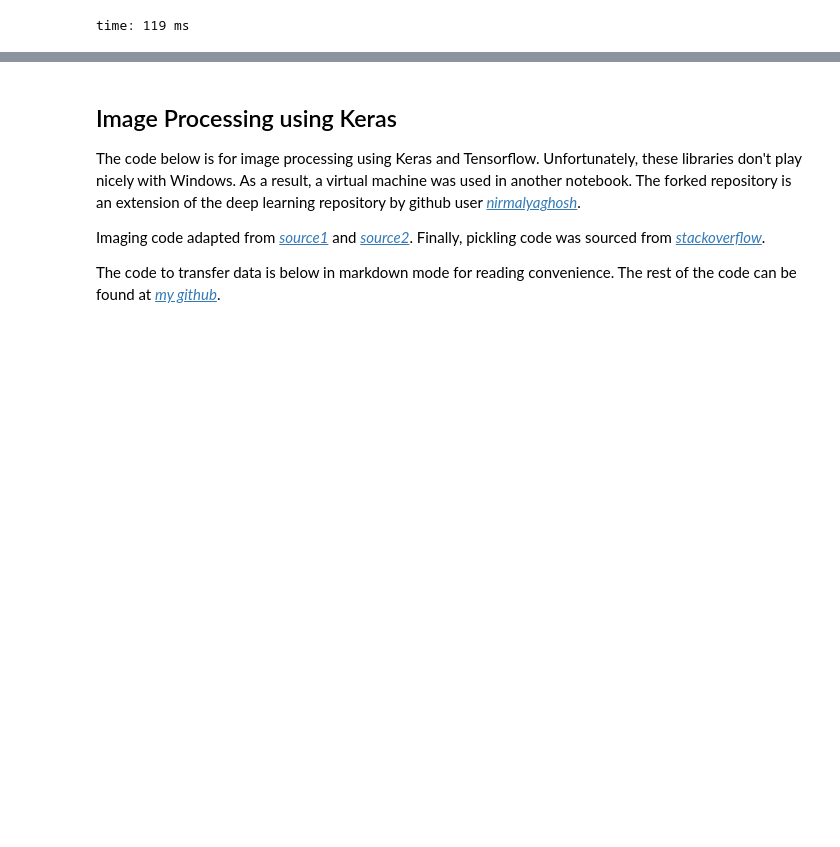
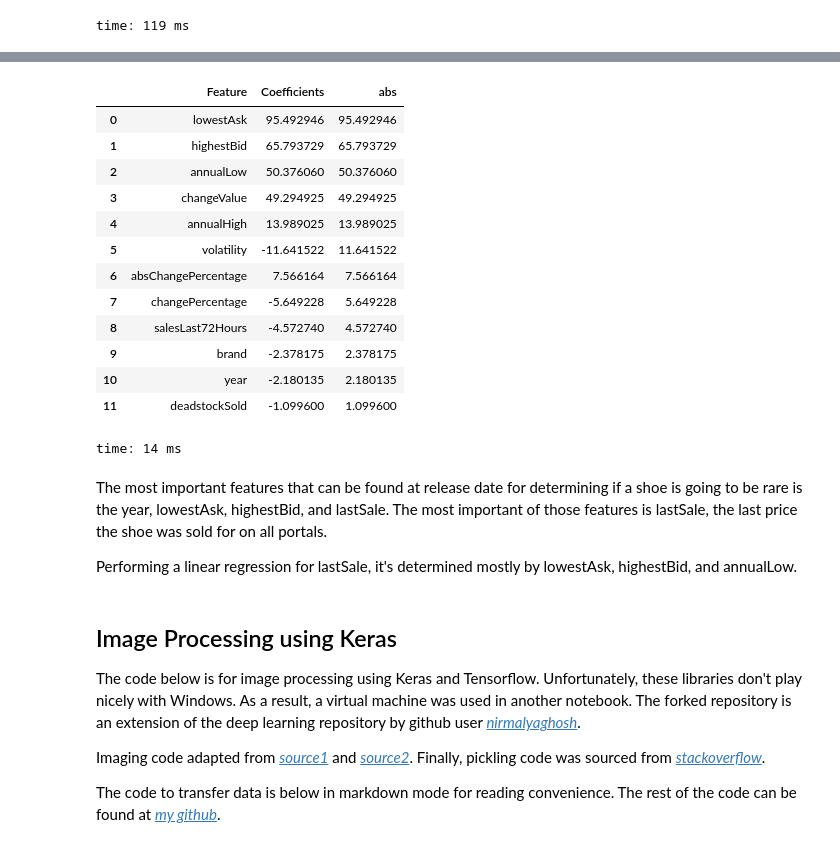
Before and after one commit to chrisk447/Capstone-GA, a Jupyter notebook: StockX Notebook.ipynb, the cells around one changed output, grey strips where cells are left out. Drawn from its saved outputs; the diff is of its cells as text; code cells hidden in the pictures; blank space fills up the shorter version.

```diff
--- a/StockX Notebook.ipynb
+++ b/StockX Notebook.ipynb
@@ -859,3 +868,26 @@ time: 30 ms
+# %%
+lr_coef_df['abs'] = abs(lr_coef_df.Coefficients).copy()
+lr_coef_df.sort_values('abs', ascending=False, inplace=True)
+lr_coef_df.reset_index(drop=True)
+# %% [output]
+|  | Feature | Coefficients | abs |
+| 0 | lowestAsk | 95.492946 | 95.492946 |
+| 1 | highestBid | 65.793729 | 65.793729 |
+| 2 | annualLow | 50.376060 | 50.376060 |
+| 3 | changeValue | 49.294925 | 49.294925 |
+| 4 | annualHigh | 13.989025 | 13.989025 |
+| 5 | volatility | -11.641522 | 11.641522 |
+| 6 | absChangePercentage | 7.566164 | 7.566164 |
+| 7 | changePercentage | -5.649228 | 5.649228 |
+| 8 | salesLast72Hours | -4.572740 | 4.572740 |
+| 9 | brand | -2.378175 | 2.378175 |
+| 10 | year | -2.180135 | 2.180135 |
+| 11 | deadstockSold | -1.099600 | 1.099600 |
+time: 14 ms
+# %% [markdown]
+The most important features that can be found at release date for determining if a shoe is going to be rare is the year, lowestAsk, highestBid, and lastSale. The most important of those features is lastSale, the last price the shoe was sold for on all portals.
+
+Performing a linear regression for lastSale, it's determined mostly by lowestAsk, highestBid, and annualLow.
 # %% [markdown]
 ## Image Processing using Keras
 
```
Also changed, not shown: parts of 7 cells of this notebook.
